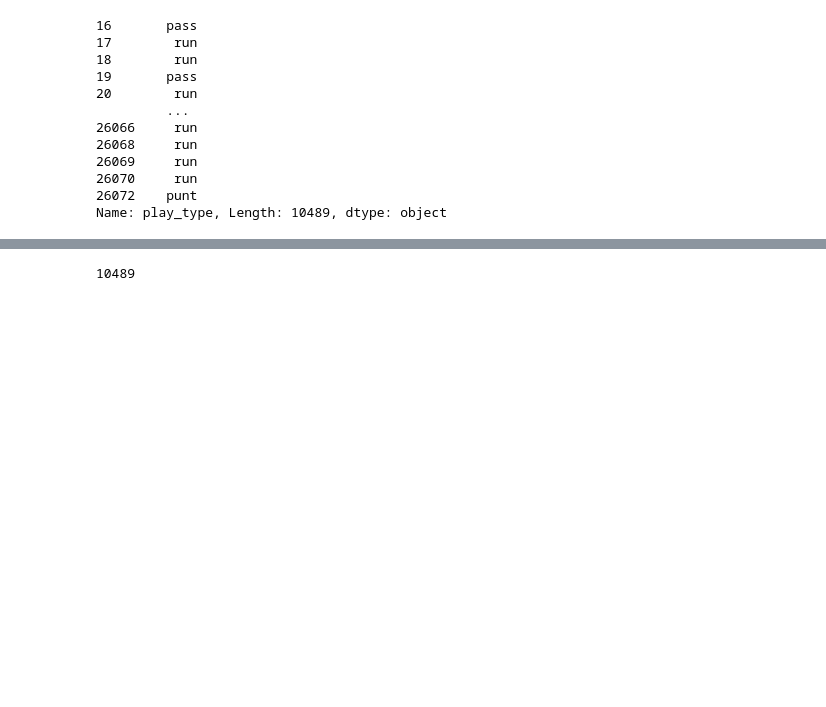
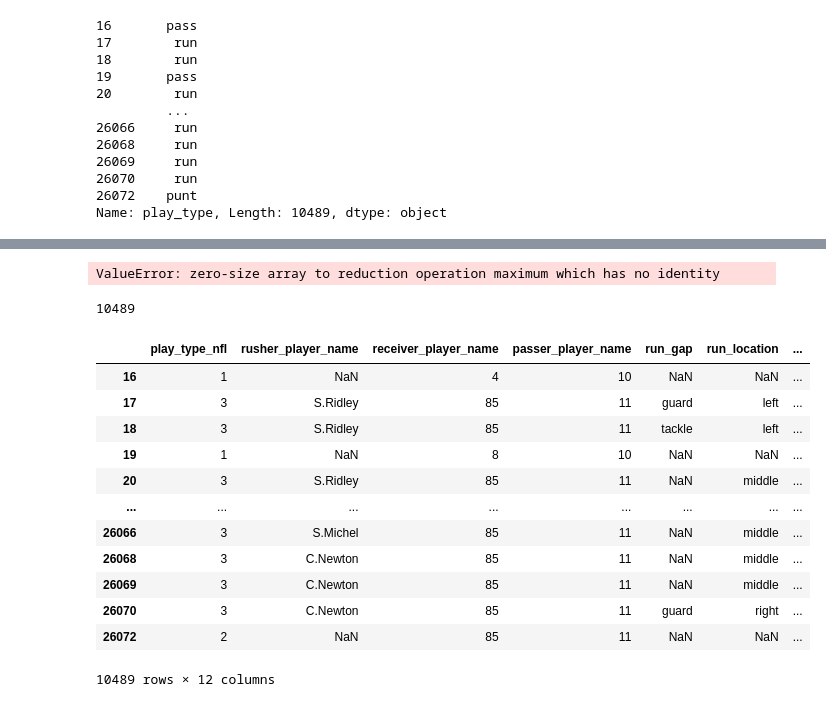
Before and after one commit to JTL24/AI-NFL-Predictor, a Jupyter notebook: finalProject copy.ipynb, the cells around one changed output, grey strips where cells are left out. Cells and saved outputs as stored; diff of their text form; code cells hidden in the pictures; blank space fills up the shorter version.

```diff
--- a/finalProject copy.ipynb
+++ b/finalProject copy.ipynb
@@ -237,10 +245,11 @@ data
 # %%
 # Label encode categorical features
+
 from sklearn.preprocessing import StandardScaler, LabelEncoder
 from tensorflow.keras.utils import to_categorical
 
 
-features = columnsKeep
+#features = columnsKeep
 target = to_categorical(data['play_type'].map({'pass': 0, 'run': 1, 'field_goal': 2, 'punt': 3}))# Initialize the scaler
 
 le = LabelEncoder()
@@ -249,19 +258,37 @@ le = LabelEncoder()
 
 
 label_encoders = {}
-for column in columnsKeep:
-    if is_not_number(data[column].iloc[0]):
+for column in feats:
+    if is_not_number(data[column].iloc[0]) | None:
         data[column] = le.fit_transform(data[column])
         label_encoders[column] = le
 
 # data['rusher_player_name'] = le.fit_transform(data['rusher_player_name'])
 # data['run_gap'] = le.fit_transform(data['run_gap'])
 # data['run_location'] = le.fit_transform(data['run_location'])
+# %% [output]
+ValueError: zero-size array to reduction operation maximum which has no identity
 # %%
 # Check if there are NaN values after mapping
 print(data['play_type'].map({'pass': 0, 'run': 1, 'field_goal': 2, 'punt': 3}).isna().sum())
 # %% [output]
 10489
+# %%
+data
+# %% [output]
+|  | play_type_nfl | rusher_player_name | receiver_player_name | passer_player_name | run_gap | run_location | ... |
+| 16 | 1 | NaN | 4 | 10 | NaN | NaN | ... |
+| 17 | 3 | S.Ridley | 85 | 11 | guard | left | ... |
+| 18 | 3 | S.Ridley | 85 | 11 | tackle | left | ... |
+| 19 | 1 | NaN | 8 | 10 | NaN | NaN | ... |
+| 20 | 3 | S.Ridley | 85 | 11 | NaN | middle | ... |
+| ... | ... | ... | ... | ... | ... | ... | ... |
+| 26066 | 3 | S.Michel | 85 | 11 | NaN | middle | ... |
+| 26068 | 3 | C.Newton | 85 | 11 | NaN | middle | ... |
+| 26069 | 3 | C.Newton | 85 | 11 | NaN | middle | ... |
+| 26070 | 3 | C.Newton | 85 | 11 | guard | right | ... |
+| 26072 | 2 | NaN | 85 | 11 | NaN | NaN | ... |
+10489 rows × 12 columns
 # %%
 data.dtypes
 # %% [output]
```
Also changed, not shown: parts of 10 cells of this notebook.
